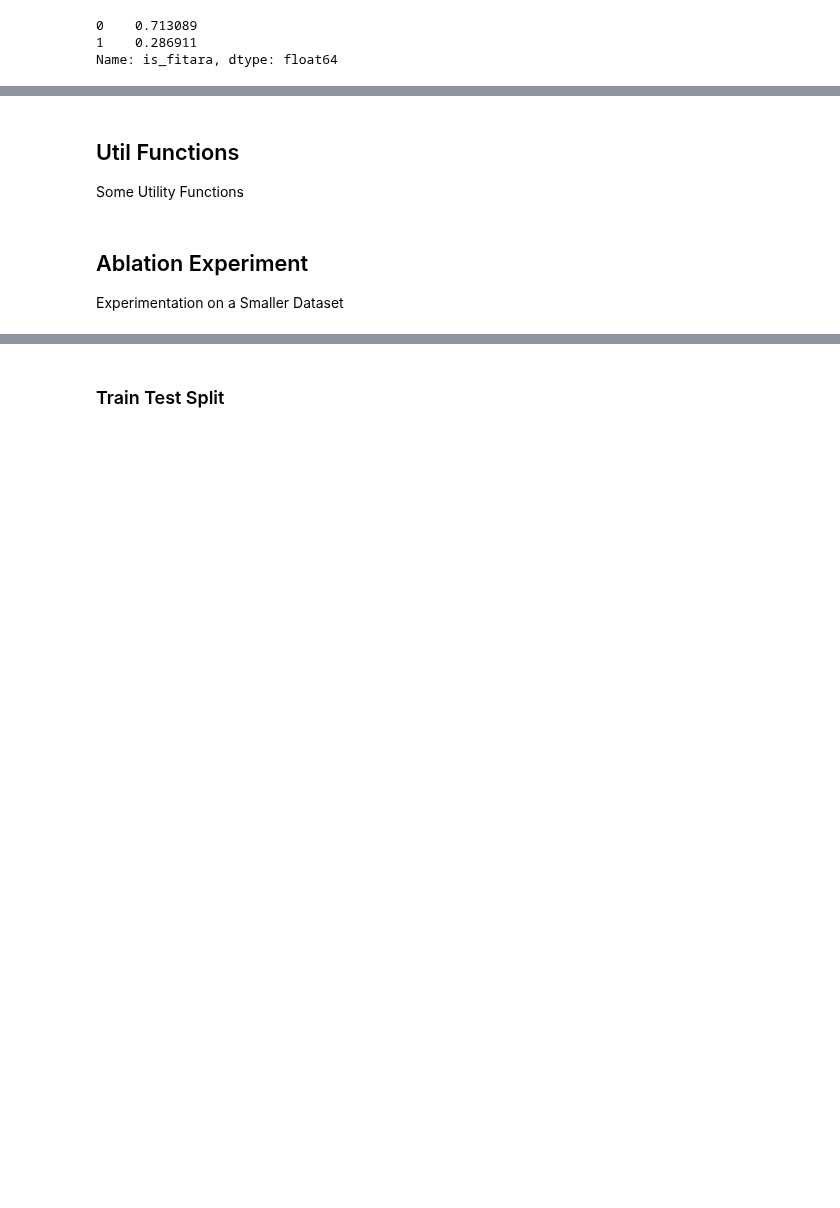
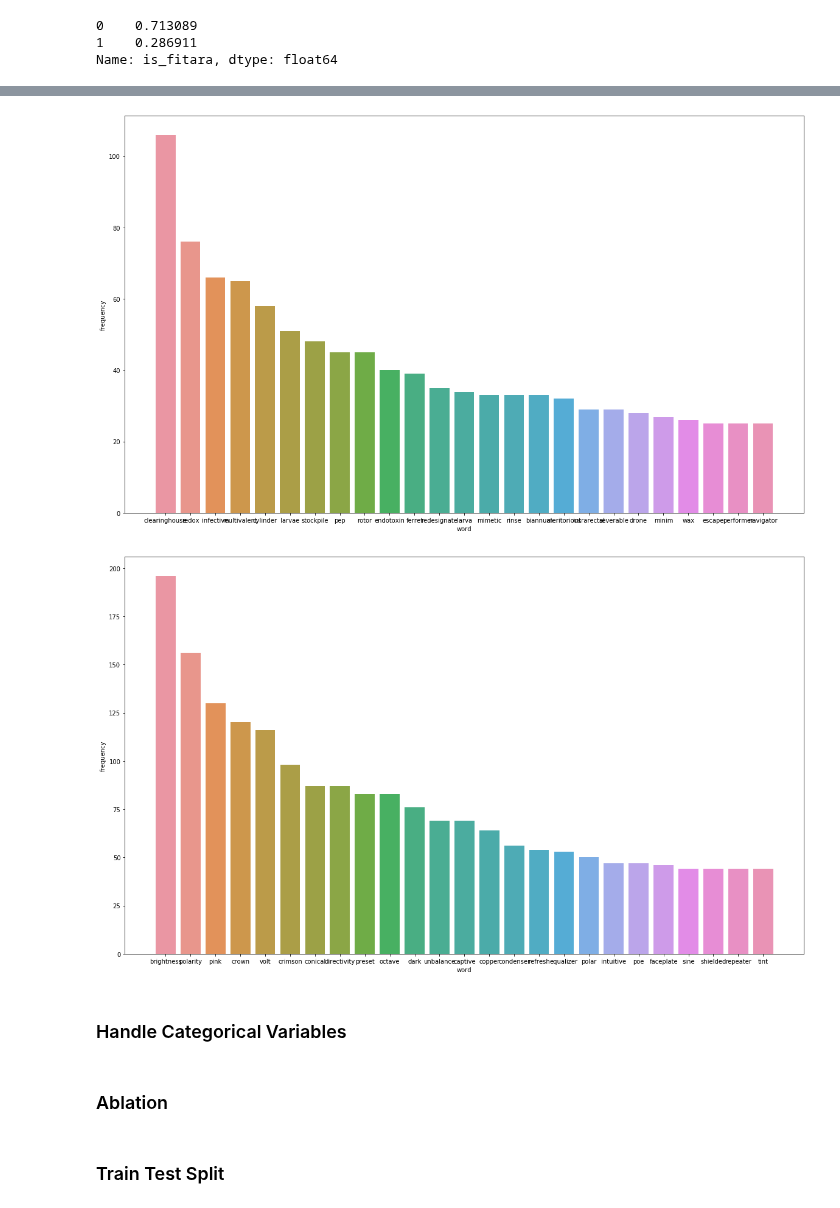
Before and after one commit to Shashi-Bhushan/python-code, a Jupyter notebook: kaggle/fitara.ipynb, the cells around one changed output, grey strips where cells are left out. Saved outputs shown, nothing was run; the diff lists cells and outputs as text; code cells hidden in the pictures; blank space fills up the shorter version.

```diff
--- a/kaggle/fitara.ipynb
+++ b/kaggle/fitara.ipynb
@@ -83,8 +95,8 @@ pca_components = 25
 Create Training and Testing Data Frames
 # %%
 
-#ROOT_DIR = r'/Users/shabhushan/Desktop/python/python-code/dataset/notracking/participants'
-ROOT_DIR = r'/home/shashi/Desktop/projects/python-code/dataset/notracking/participants'
+ROOT_DIR = r'/Users/shabhushan/Desktop/python/python-code/dataset/notracking/participants'
+#ROOT_DIR = r'/home/shashi/Desktop/projects/python-code/dataset/notracking/participants'
 TRAIN_LABELS = os.path.join(ROOT_DIR, r'train', r'labels', r'labels.csv')
 TRAIN_TEXT = os.path.join(ROOT_DIR, r'train', r'extracted_data', r'extract_combined.csv')
 TEST_TEXT = os.path.join(ROOT_DIR, r'test', r'extracted_data', r'extract_combined.csv')
@@ -187,4 +246,0 @@ test_df.drop(to_drop, axis=1, inplace=True)
-# %% [markdown]
-## Util Functions
-
-Some Utility Functions
@@ -214,3 +247,42 @@ def get_tf_idf(train_df, test_df):
-# %% [markdown]
-## Ablation Experiment
-Experimentation on a Smaller Dataset
+# %%
+%%time
+
+def get_top_words_list(df):
+    word_list = []
+
+    df['lower_text'].map(lambda row: word_list.extend(row.split()))
+
+    counter_df = pd.DataFrame.from_dict(Counter(word_list), orient='index').reset_index()
+
+    counter_df.columns = ['word', 'frequency']
+
+    return counter_df.sort_values(by = 'frequency', ascending = False)
+
+def plot_top_words(df):
+    top_counter_df_no = get_top_words_list(df[df.is_fitara == 0])
+    top_counter_df_yes = get_top_words_list(df[df.is_fitara == 1])
+
+    exclusive_no = set(top_counter_df_no['word'].values) - set(top_counter_df_yes['word'].values)
+    exclusive_yes = set(top_counter_df_yes['word'].values) - set(top_counter_df_no['word'].values)
+
+    english_words = set(nltk.corpus.words.words())
+
+    # Keep Only common words
+    exclusive_no = [word for word in exclusive_no if word in english_words]
+    exclusive_yes = [word for word in exclusive_yes if word in english_words]
+
+    exclusive_no_df = top_counter_df_no[top_counter_df_no['word'].isin(exclusive_no)]
+    exclusive_yes_df = top_counter_df_yes[top_counter_df_yes['word'].isin(exclusive_yes)]
+
+    plt.figure(figsize=(20,12))
+    sns.barplot(x = 'word', y = 'frequency', data = exclusive_no_df.head(25))
+    plt.plot()
+    plt.figure(figsize=(20,12))
+    sns.barplot(x = 'word', y = 'frequency', data = exclusive_yes_df.head(25))
+    plt.plot()
+
+    #return exclusive_no_df, exclusive_yes_df
+    #return top_counter_df_no, top_counter_df_yes, exclusive_no, exclusive_no, exclusive_no_df, exclusive_yes_df
+
+plot_top_words(train_df)
+# %% [output]
@@ -216,0 +291,4 @@ Experimentation on a Smaller Dataset
+[figure, added]
+[figure, added]
+# %% [markdown]
+### Handle Categorical Variables
@@ -217,3 +298,5 @@ Experimentation on a Smaller Dataset
+# %% [markdown]
+### Ablation
 # %%
 if ablation:
     train_df_no = train_df[train_df.is_fitara == 0]
```
Also changed, not shown: parts of 45 cells of this notebook.
